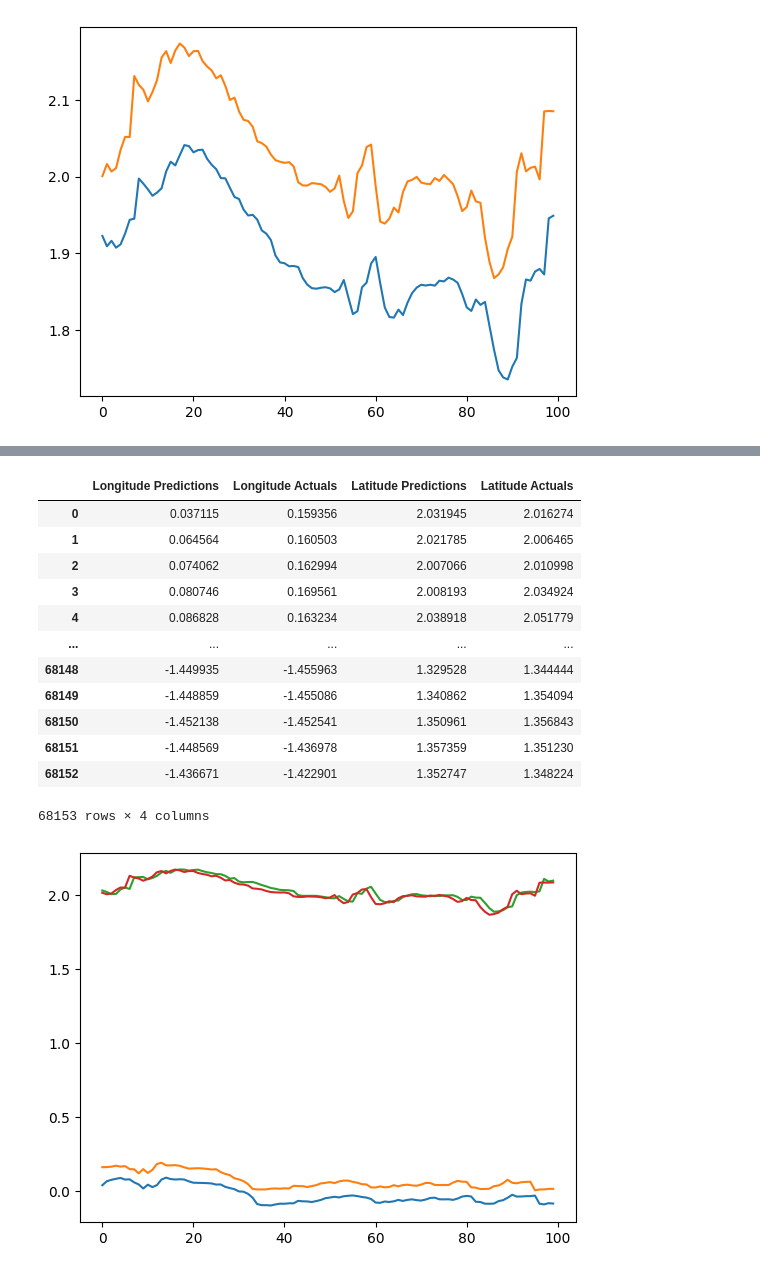
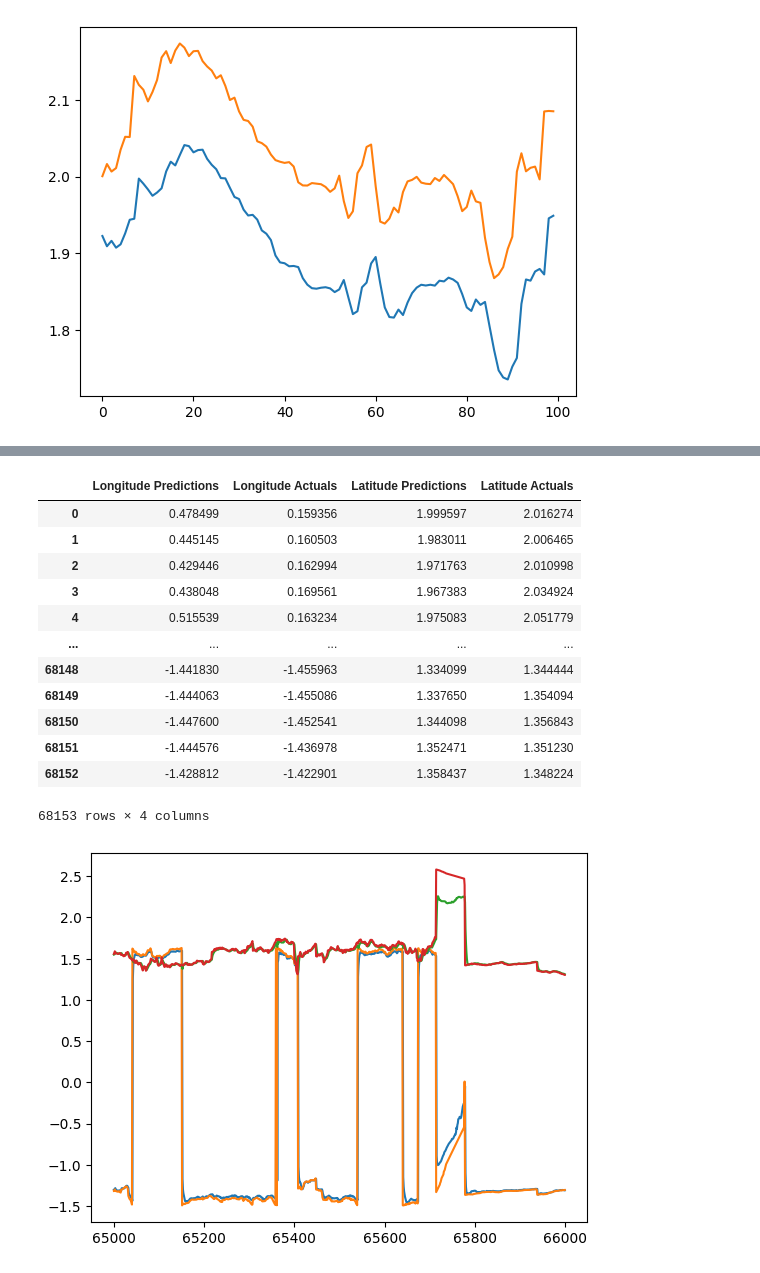
Before and after one commit to JonPGallegos/ocean_climate, a Jupyter notebook: ocean_climate.ipynb, the cells around one changed output, grey strips where cells are left out. Drawn from its saved outputs; the diff is of its cells as text; code cells hidden in the pictures.

Commit message:
made my model5

```diff
--- a/ocean_climate.ipynb
+++ b/ocean_climate.ipynb
@@ -923,3 +978,4 @@ temp_df
 # %%
 X3, y3 = df_to_X_y3(temp_df)
 X3.shape, y3.shape
+X3_test, y3_test = df_to_X_y3(test_df)
@@ -928,10 +982,7 @@ X3.shape, y3.shape
 # %%
-train_size = round(0.6*(len(X3)))
-val_size = round(0.3*(len(X3)))
+train_size = round(0.8*(len(X3)))
 
-
-X3_train, y3_train = X3[:train_size], y3[:train_size]
-X3_val, y3_val = X3[train_size:train_size+val_size], y3[train_size:train_size+val_size]
-X3_test, y3_test = X3[train_size+val_size:], y3[train_size+val_size:]
-X3_train.shape, y3_train.shape, X3_val.shape, y3_val.shape, X3_test.shape, y3_test.shape
+X_3train, y_3train = X3[:train_size], y3[:train_size]
+X_3val, y_3val = X3[train_size:], y3[train_size:]
+X_3train.shape, y_3train.shape, X_3val.shape, y_3val.shape, X3_test.shape, y3_test.shape
 # %% [output]
@@ -997,0 +1045,21 @@ INFO:tensorflow:Assets written to: model5\assets
+# %%
+def plot_predictions2(model, X, y, start=0, end=100):
+  df_predictions = pd.DataFrame(model.predict(X))
+
+
+  predictions = scaler_pos.inverse_transform(df_predictions)
+  lat_preds, long_preds = predictions[:, 0], predictions[:, 1]
+
+  y = scaler_pos.inverse_transform(pd.DataFrame(y))
+  lat_actuals, long_actuals = y[:, 0], y[:, 1]
+  df = pd.DataFrame(data={'Longitude Predictions': long_preds,
+                          'Longitude Actuals':long_actuals,
+                          'Latitude Predictions': lat_preds,
+                          'Latitude Actuals': lat_actuals
+                          })
+  plt.plot(df['Longitude Predictions'][start:end], label='Longitude Predictions')
+  plt.plot(df['Longitude Actuals'][start:end], label='Longitude Actuals')
+  plt.plot(df['Latitude Predictions'][start:end], label='Latitude Predictions')
+  plt.plot(df['Latitude Actuals'][start:end], label='Latitude Actuals')
+  plt.legend(bbox_to_anchor=(0.75, 1.15), ncol=2)
+  return df
@@ -1005,11 +1092,11 @@ def plot_predictions2(model, X, y, start=0, end=100):
                           'Latitude Predictions': lat_preds,
                           'Latitude Actuals': lat_actuals
                           })
-  plt.plot(df['Longitude Predictions'][start:end])
-  plt.plot(df['Longitude Actuals'][start:end])
-  plt.plot(df['Latitude Predictions'][start:end])
-  plt.plot(df['Latitude Actuals'][start:end])
+  plt.plot(df['Longitude Predictions'][start:end], label='Longitude Predictions')
+  plt.plot(df['Longitude Actuals'][start:end], label='Longitude Actuals')
+  plt.plot(df['Latitude Predictions'][start:end], label='Latitude Predictions')
+  plt.plot(df['Latitude Actuals'][start:end], label='Latitude Actuals')
   return df
 # %%
-plot_predictions2(model5, X3_test, y3_test)
+plot_predictions2(model5, X3_test, y3_test, 65000,66000)
 # %% [output]
@@ -1017,14 +1104,14 @@ plot_predictions2(model5, X3_test, y3_test)
 |  | Longitude Predictions | Longitude Actuals | Latitude Predictions | Latitude Actuals |
-| 0 | 0.037115 | 0.159356 | 2.031945 | 2.016274 |
-| 1 | 0.064564 | 0.160503 | 2.021785 | 2.006465 |
-| 2 | 0.074062 | 0.162994 | 2.007066 | 2.010998 |
-| 3 | 0.080746 | 0.169561 | 2.008193 | 2.034924 |
-| 4 | 0.086828 | 0.163234 | 2.038918 | 2.051779 |
+| 0 | 0.478499 | 0.159356 | 1.999597 | 2.016274 |
+| 1 | 0.445145 | 0.160503 | 1.983011 | 2.006465 |
+| 2 | 0.429446 | 0.162994 | 1.971763 | 2.010998 |
+| 3 | 0.438048 | 0.169561 | 1.967383 | 2.034924 |
+| 4 | 0.515539 | 0.163234 | 1.975083 | 2.051779 |
 | ... | ... | ... | ... | ... |
-| 68148 | -1.449935 | -1.455963 | 1.329528 | 1.344444 |
-| 68149 | -1.448859 | -1.455086 | 1.340862 | 1.354094 |
-| 68150 | -1.452138 | -1.452541 | 1.350961 | 1.356843 |
-| 68151 | -1.448569 | -1.436978 | 1.357359 | 1.351230 |
-| 68152 | -1.436671 | -1.422901 | 1.352747 | 1.348224 |
+| 68148 | -1.441830 | -1.455963 | 1.334099 | 1.344444 |
+| 68149 | -1.444063 | -1.455086 | 1.337650 | 1.354094 |
+| 68150 | -1.447600 | -1.452541 | 1.344098 | 1.356843 |
+| 68151 | -1.444576 | -1.436978 | 1.352471 | 1.351230 |
+| 68152 | -1.428812 | -1.422901 | 1.358437 | 1.348224 |
 68153 rows × 4 columns
-[figure, old version]
+[figure, new version]
```
Also changed, not shown: parts of 29 cells of this notebook, 5 other files.
